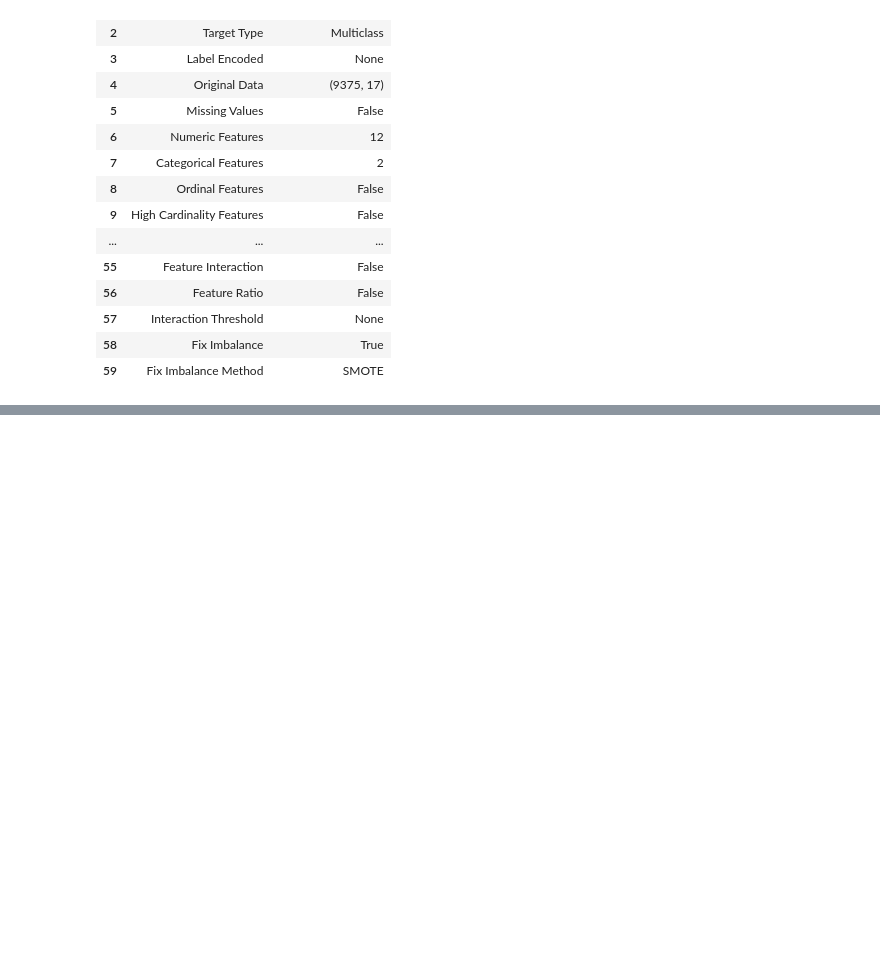
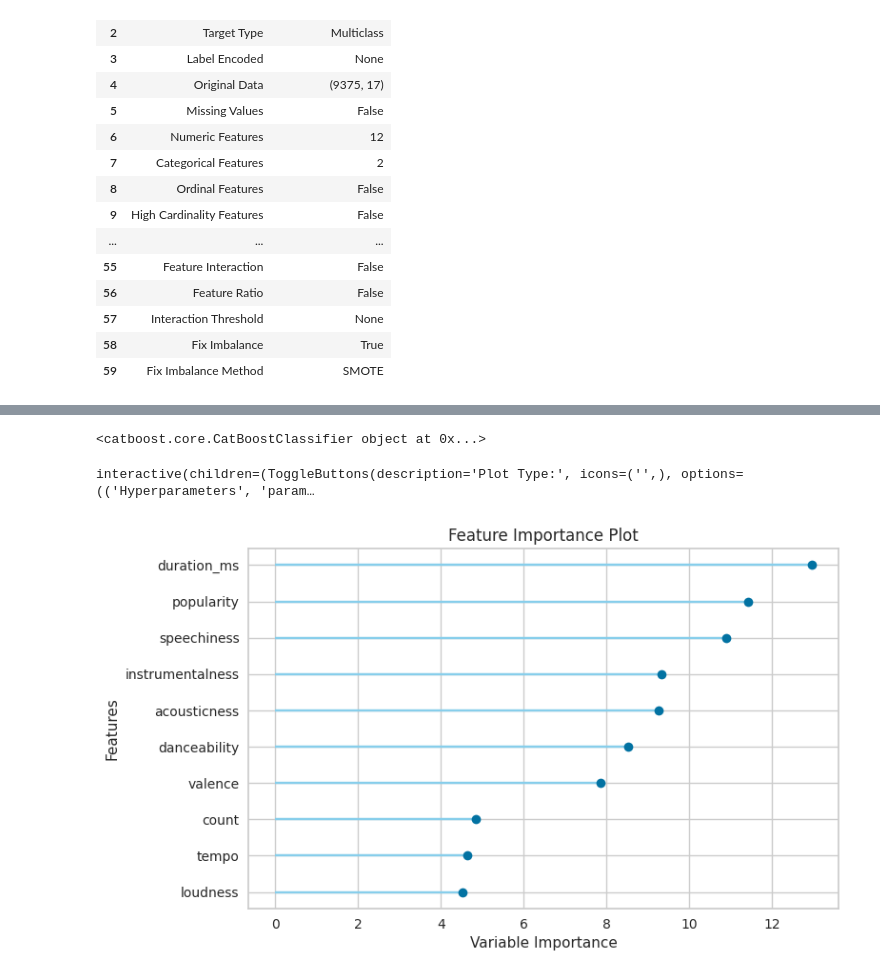
Before and after one commit to DianaScientist/uAustral-mcd-automatedML, a Jupyter notebook: auto_ml/spotify-artists-pycaret.ipynb, the cells around one changed output, grey strips where cells are left out. Cells and saved outputs as stored; diff of their text form; code cells hidden in the pictures; blank space fills up the shorter version.

```diff
--- a/auto_ml/spotify-artists-pycaret.ipynb
+++ b/auto_ml/spotify-artists-pycaret.ipynb
@@ -94,0 +95,2 @@ best_model = compare_models(sort='F1', fold=3, exclude=['gbc'])
+# %%
+tuned_model = tune_model(best_model, optimize='AUC', fold=3)
@@ -94,0 +104,12 @@ best_model = compare_models(sort='F1', fold=3, exclude=['gbc'])
+# %%
+print(tuned_model)
+# %% [output]
+<catboost.core.CatBoostClassifier object at 0x...>
+# %%
+evaluate_model(tuned_model)
+# %% [output]
+interactive(children=(ToggleButtons(description='Plot Type:', icons=('',), options=(('Hyperparameters', 'param…
+# %%
+plot_model(tuned_model, plot='feature')
+# %% [output]
+[figure, added]
```
Also changed, not shown: parts of 4 cells of this notebook.
